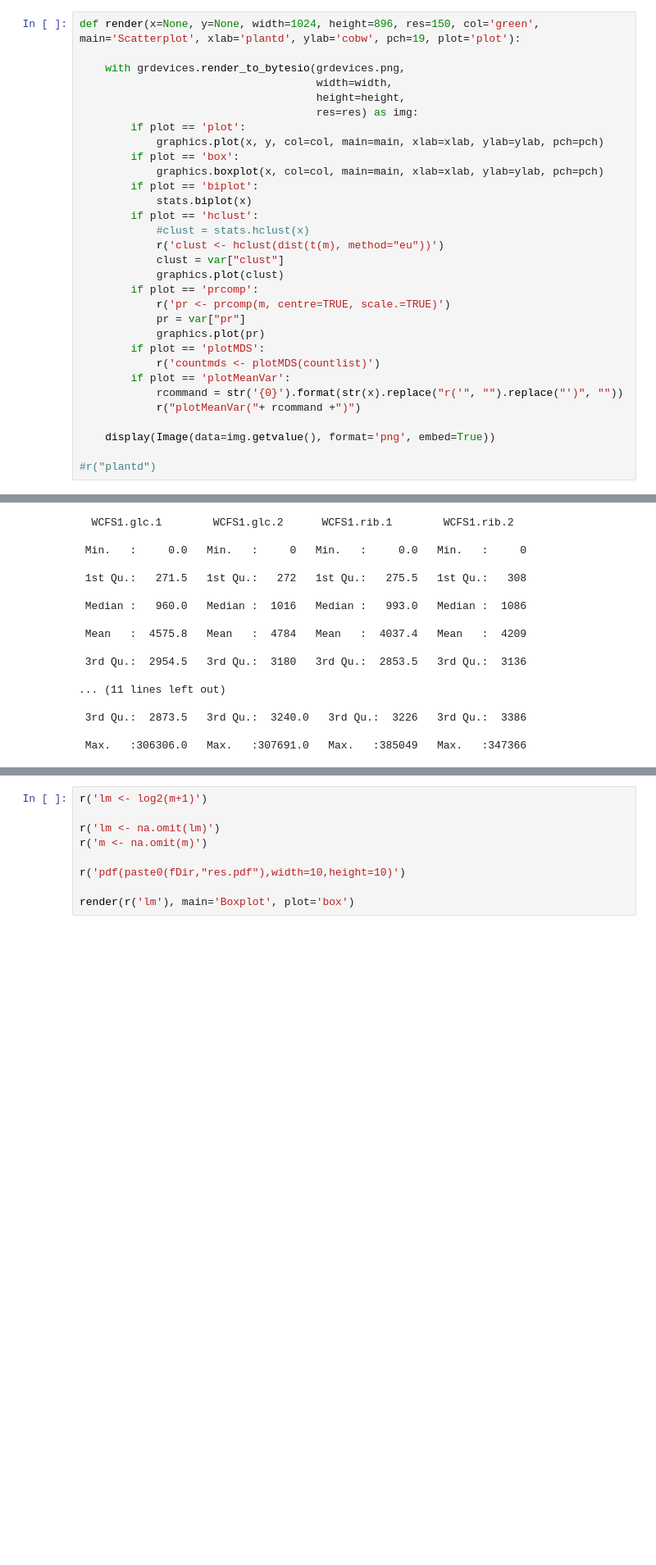
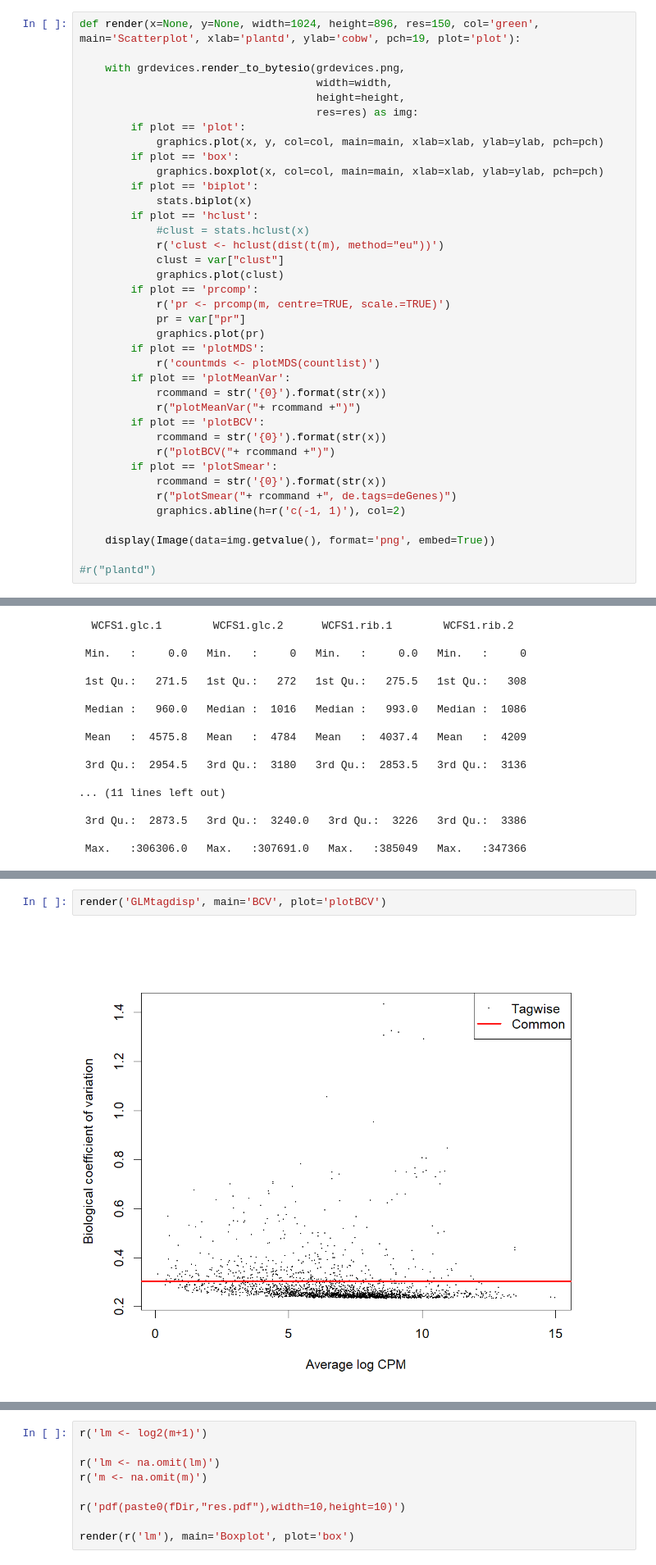
Before and after one commit to komjum6/Significant-Genes-project, a Jupyter notebook: siggenprod.ipynb, the cells around one changed output, grey strips where cells are left out. Shown: that part at 82% size. Drawn from its saved outputs; the diff is of its cells as text; blank space fills up the shorter version.

Commit message:
Mo plots, mo statistics

```diff
--- a/siggenprod.ipynb
+++ b/siggenprod.ipynb
@@ -60,8 +56,15 @@ def render(x=None, y=None, width=1024, height=896, res=150, col='green', main='S
         if plot == 'plotMDS':
             r('countmds <- plotMDS(countlist)')
         if plot == 'plotMeanVar':
-            rcommand = str('{0}').format(str(x).replace("r('", "").replace("')", ""))
+            rcommand = str('{0}').format(str(x))
             r("plotMeanVar("+ rcommand +")")
+        if plot == 'plotBCV':
+            rcommand = str('{0}').format(str(x))
+            r("plotBCV("+ rcommand +")")
+        if plot == 'plotSmear':
+            rcommand = str('{0}').format(str(x))
+            r("plotSmear("+ rcommand +", de.tags=deGenes)")
+            graphics.abline(h=r('c(-1, 1)'), col=2)
 
     display(Image(data=img.getvalue(), format='png', embed=True))
 
@@ -177,0 +141,4 @@ $span
+# %%
+render('GLMtagdisp', main='BCV', plot='plotBCV')
+# %% [output]
+[figure, added]
```
Also changed, not shown: parts of 6 cells of this notebook.
